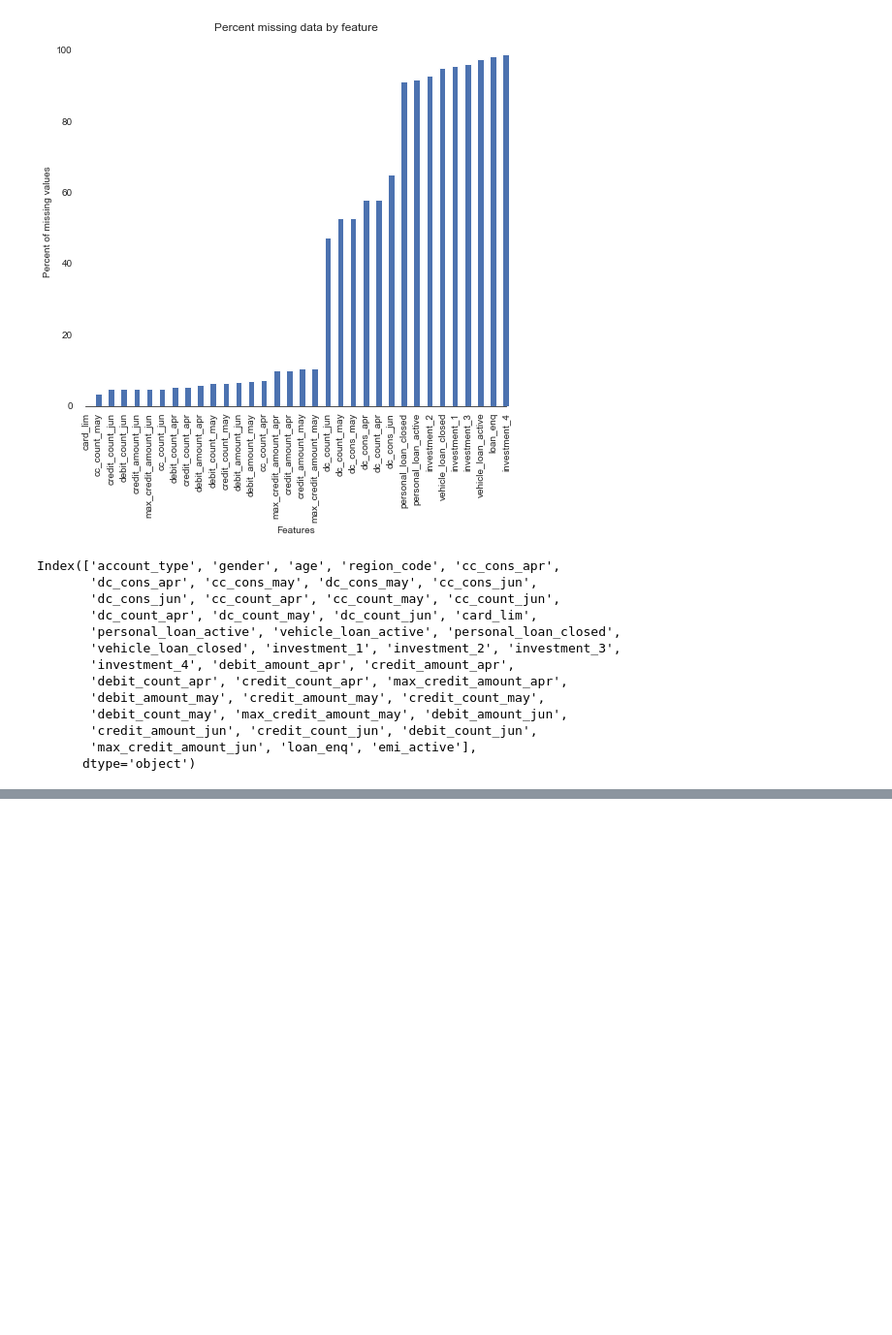
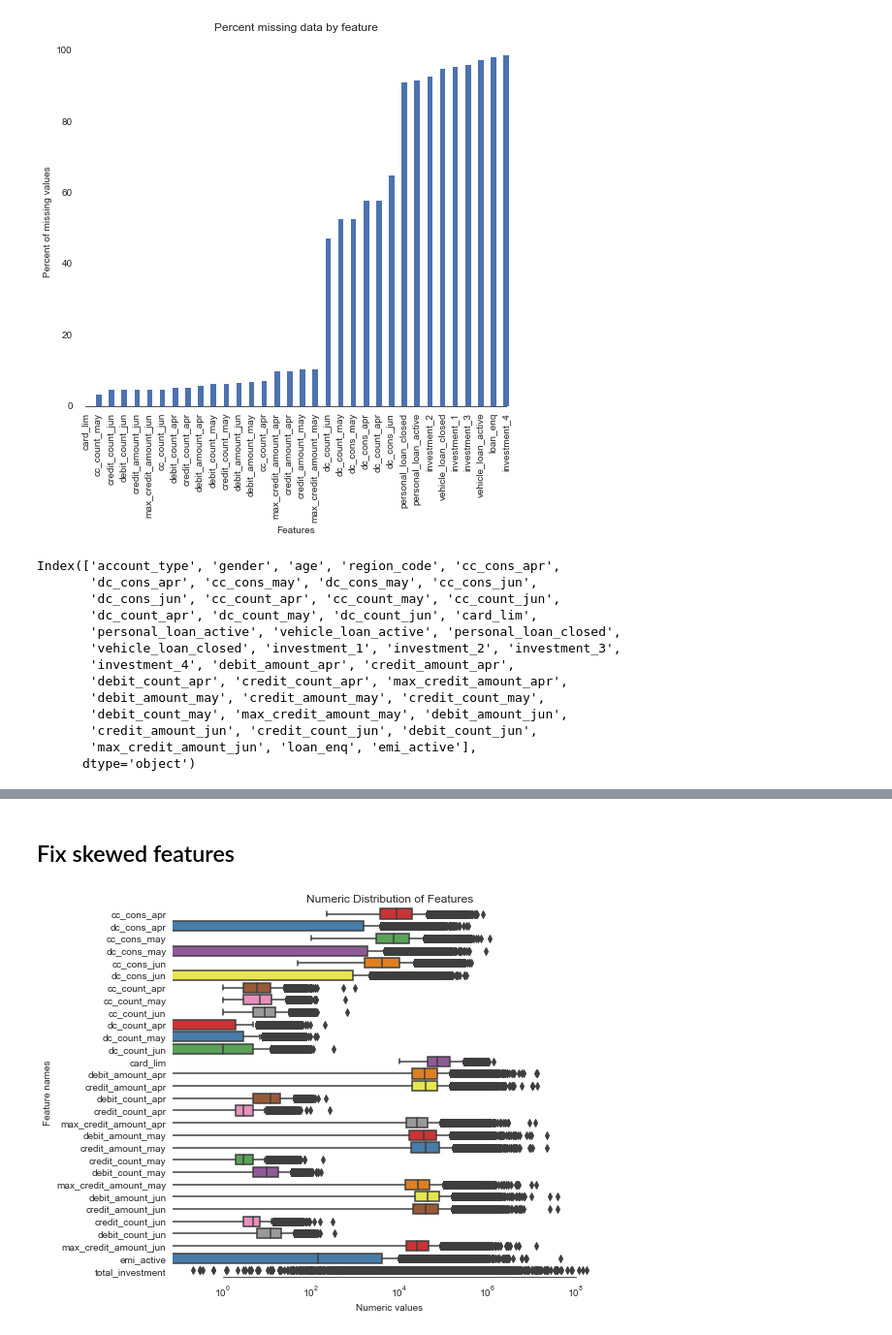
Before and after one commit to EllenZhangYarong/Hackthon_AmExpert_decipHER, a Jupyter notebook: AmExpert.ipynb, the cells around one changed output, grey strips where cells are left out. Shown at 97% size. Saved outputs shown, nothing was run; the diff lists cells and outputs as text; code cells hidden in the pictures; blank space fills up the shorter version.

```diff
--- a/AmExpert.ipynb
+++ b/AmExpert.ipynb
@@ -451 +455,8 @@ all_features['dc_count_may'] = all_features.groupby(['age','card_lim'])['dc_coun
+# %%
+# ('credit_count_may', 6.33),
+# ('credit_count_apr', 5.43),
+# ('credit_count_jun', 4.66),
+
+for col in ['credit_count_may','credit_count_apr', 'credit_count_jun']:
+    all_features[col] = all_features.groupby(['age'])[col].transform(lambda x: x.fillna(x.median()))
 # %%
@@ -506,0 +488,2 @@ df_dict
+# %% [markdown]
+## Fix skewed features
@@ -506,0 +496,28 @@ df_dict
+# %%
+all_features=pd.read_csv('./dataset/all_feature.csv')
+# %%
+# Some of the non-numeric predictors are stored as numbers; convert them into strings
+
+for col in ('region_code', 'age', 'personal_loan_active', 'vehicle_loan_active', 'personal_loan_closed', 'vehicle_loan_closed', 'loan_enq'):
+    all_features[col] = all_features[col].apply(str)
+# %%
+# Fetch all numeric features
+numeric_dtypes = ['int64', 'float64']
+
+numeric = []
+for i in all_features.columns:
+    if all_features[i].dtype in numeric_dtypes:
+        numeric.append(i)
+# %%
+# Create box plots for all numeric features
+sns.set_style("white")
+f, ax = plt.subplots(figsize=(8, 7))
+ax.set_xscale("log")
+ax = sns.boxplot(data=all_features[numeric] , orient="h", palette="Set1")
+ax.xaxis.grid(False)
+ax.set(ylabel="Feature names")
+ax.set(xlabel="Numeric values")
+ax.set(title="Numeric Distribution of Features")
+sns.despine(trim=True, left=True)
+# %% [output]
+[figure, added]
```
Also changed, not shown: parts of 93 cells of this notebook, 5 other files.
